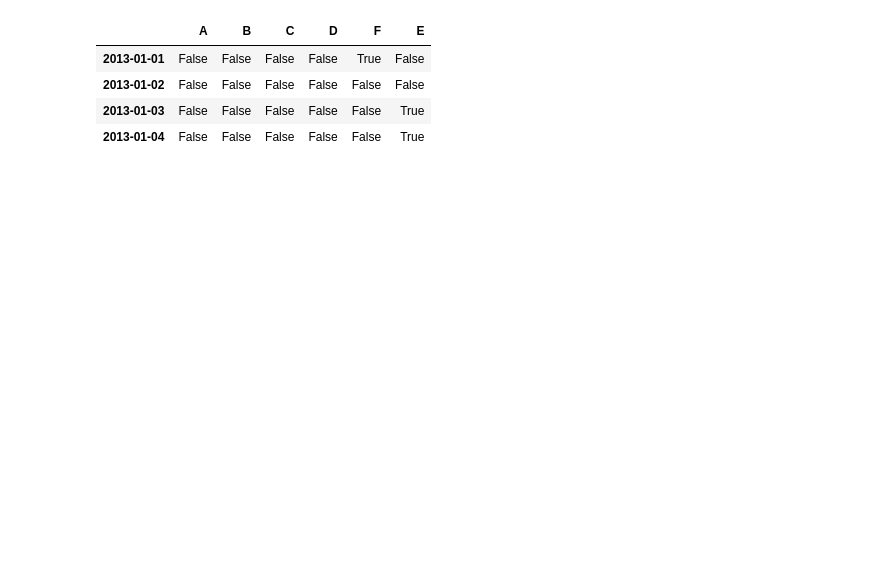
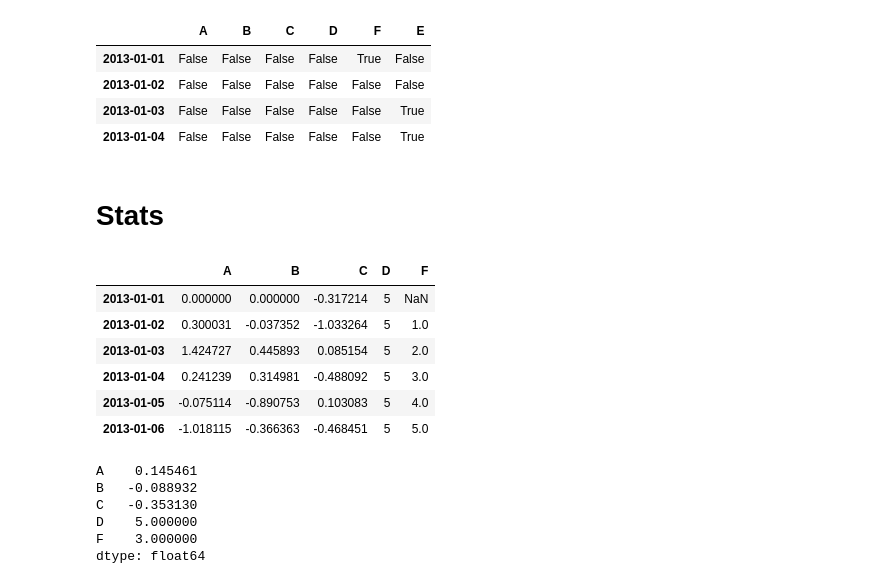
Before and after one commit to HwangHanJae/DataScience_Basic_Tect, a Jupyter notebook: pandas_10minutes_tutorial.ipynb, the cells around one changed output. Drawn from its saved outputs; the diff is of its cells as text; code cells hidden in the pictures; blank space fills up the shorter version.

Commit message:
Stats & Apply 파트

```diff
--- a/pandas_10minutes_tutorial.ipynb
+++ b/pandas_10minutes_tutorial.ipynb
@@ -529,3 +531,24 @@ pd.isna(df1)
 | 2013-01-02 | False | False | False | False | False | False |
 | 2013-01-03 | False | False | False | False | False | True |
 | 2013-01-04 | False | False | False | False | False | True |
+# %% [markdown]
+# Stats
+# %%
+df
+# %% [output]
+|  | A | B | C | D | F |
+| 2013-01-01 | 0.000000 | 0.000000 | -0.317214 | 5 | NaN |
+| 2013-01-02 | 0.300031 | -0.037352 | -1.033264 | 5 | 1.0 |
+| 2013-01-03 | 1.424727 | 0.445893 | 0.085154 | 5 | 2.0 |
+| 2013-01-04 | 0.241239 | 0.314981 | -0.488092 | 5 | 3.0 |
+| 2013-01-05 | -0.075114 | -0.890753 | 0.103083 | 5 | 4.0 |
+| 2013-01-06 | -1.018115 | -0.366363 | -0.468451 | 5 | 5.0 |
+# %%
+df.mean()
+# %% [output]
+A    0.145461
+B   -0.088932
+C   -0.353130
+D    5.000000
+F    3.000000
+dtype: float64
```
Also changed, not shown: parts of 48 cells of this notebook.
